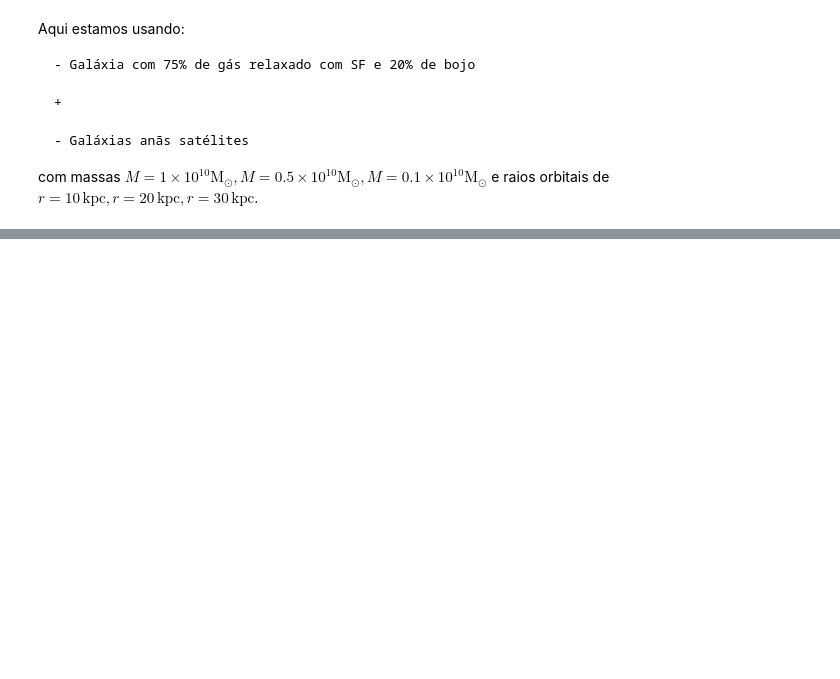
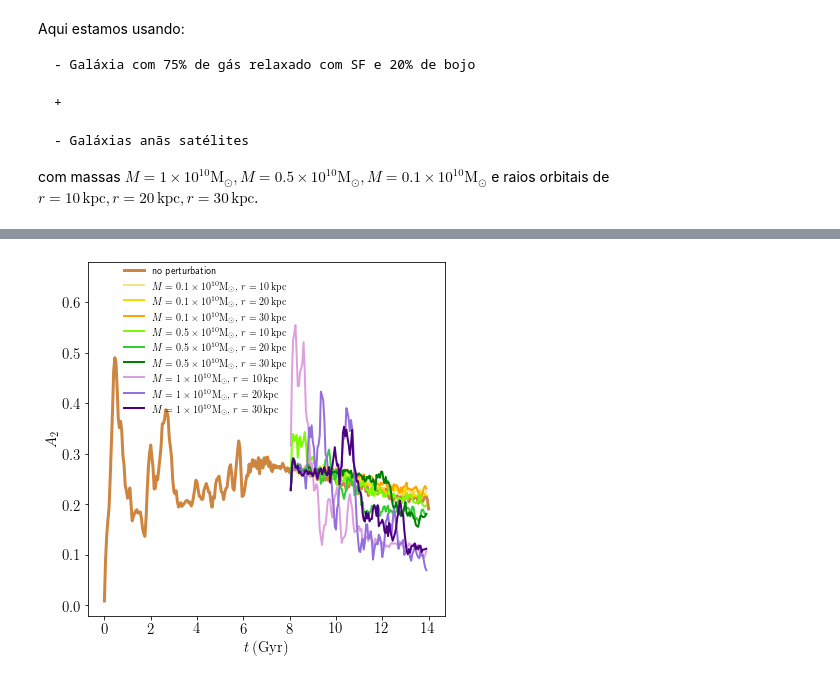
Before and after one commit to AndressaWille/Mestrado, a Jupyter notebook: interactions2-nb.ipynb, the cells around one changed output, grey strips where cells are left out. Drawn from its saved outputs; the diff is of its cells as text; code cells hidden in the pictures; blank space fills up the shorter version.

```diff
--- a/interactions2-nb.ipynb
+++ b/interactions2-nb.ipynb
@@ -224,0 +328,50 @@ plt.tight_layout()
+# %%
+#curva suavizada
+A2_smooth = savgol_filter(A2, window_length=9, polyorder=3)
+
+A2_01_10_smooth = savgol_filter(A2_01_10, window_length=9, polyorder=3)
+A2_01_20_smooth = savgol_filter(A2_01_20, window_length=9, polyorder=3)
+A2_01_30_smooth = savgol_filter(A2_01_30, window_length=9, polyorder=3)
+
+A2_05_10_smooth = savgol_filter(A2_05_10, window_length=9, polyorder=3)
+A2_05_20_smooth = savgol_filter(A2_05_20, window_length=9, polyorder=3)
+A2_05_30_smooth = savgol_filter(A2_05_30, window_length=9, polyorder=3)
+
+A2_1_10_smooth = savgol_filter(A2_1_10, window_length=9, polyorder=3)
+A2_1_20_smooth = savgol_filter(A2_1_20, window_length=9, polyorder=3)
+A2_1_30_smooth = savgol_filter(A2_1_30, window_length=9, polyorder=3)
+
+
+plt.figure(figsize=[6,6])#, dpi=300)
+plt.plot(time, A2_smooth, color='peru', lw=3, label='no perturbation')
+
+plt.plot(time_01_10[1:119], A2_01_10_smooth[1:119], color='khaki', ls = '-', lw = 2,
+         label=r'$ M = 0.1 \times 10^{10}\mathrm{{M}_\odot}, \,r = 10 \, \mathrm{kpc}$')
+plt.plot(time_01_20[1:119], A2_01_20_smooth[1:119], color='gold', ls = '-', lw = 2,
+         label=r'$ M = 0.1 \times 10^{10}\mathrm{{M}_\odot}, \,r = 20 \, \mathrm{kpc}$')
+plt.plot(time_01_30[1:119], A2_01_30_smooth[1:119], color='orange', ls = '-',  lw = 2,
+         label=r'$ M = 0.1 \times 10^{10}\mathrm{{M}_\odot}, \,r = 30 \, \mathrm{kpc}$')
+
+plt.plot(time_05_10[1:119], A2_05_10_smooth[1:119], color='lawngreen', ls = '-', lw = 2,
+         label=r'$ M = 0.5 \times 10^{10}\mathrm{{M}_\odot}, \,r = 10 \, \mathrm{kpc}$')
+plt.plot(time_05_20[1:119], A2_05_20_smooth[1:119], color='limegreen', ls = '-', lw = 2,
+         label=r'$ M = 0.5 \times 10^{10}\mathrm{{M}_\odot}, \,r = 20 \, \mathrm{kpc}$')
+plt.plot(time_05_30[1:119], A2_05_30_smooth[1:119], color='green', ls = '-', lw = 2,
+         label=r'$ M = 0.5 \times 10^{10}\mathrm{{M}_\odot}, \,r = 30 \, \mathrm{kpc}$')
+
+plt.plot(time_1_10[1:119], A2_1_10_smooth[1:119], color='plum', ls = '-', lw = 2,
+         label=r'$ M = 1 \times 10^{10}\mathrm{{M}_\odot}, \,r = 10 \, \mathrm{kpc}$')
+plt.plot(time_1_20[1:119], A2_1_20_smooth[1:119], color='mediumpurple', ls = '-', lw = 2,
+         label=r'$ M = 1 \times 10^{10}\mathrm{{M}_\odot}, \,r = 20 \, \mathrm{kpc}$')
+plt.plot(time_1_30[1:119], A2_1_30_smooth[1:119], color='indigo', ls = '-', lw = 2,
+         label=r'$ M = 1 \times 10^{10}\mathrm{{M}_\odot}, \,r = 30 \, \mathrm{kpc}$')
+
+plt.xlabel('$t \, \mathrm{(Gyr)}$', fontsize=15)
+plt.ylabel('$A_2$', fontsize=15)
+plt.xticks([0.0, 2.0, 4.0, 6.0, 8.0, 10.0, 12.0, 14.0])
+plt.ylim(-0.02, 0.68)
+plt.legend(frameon=False, fontsize=10, loc="center right", bbox_to_anchor=(0.58,0.78))
+plt.tight_layout()
+#plt.savefig('a2_gnb_smooth.png')
+# %% [output]
+[figure, added]
```
Also changed, not shown: parts of 31 cells of this notebook.
